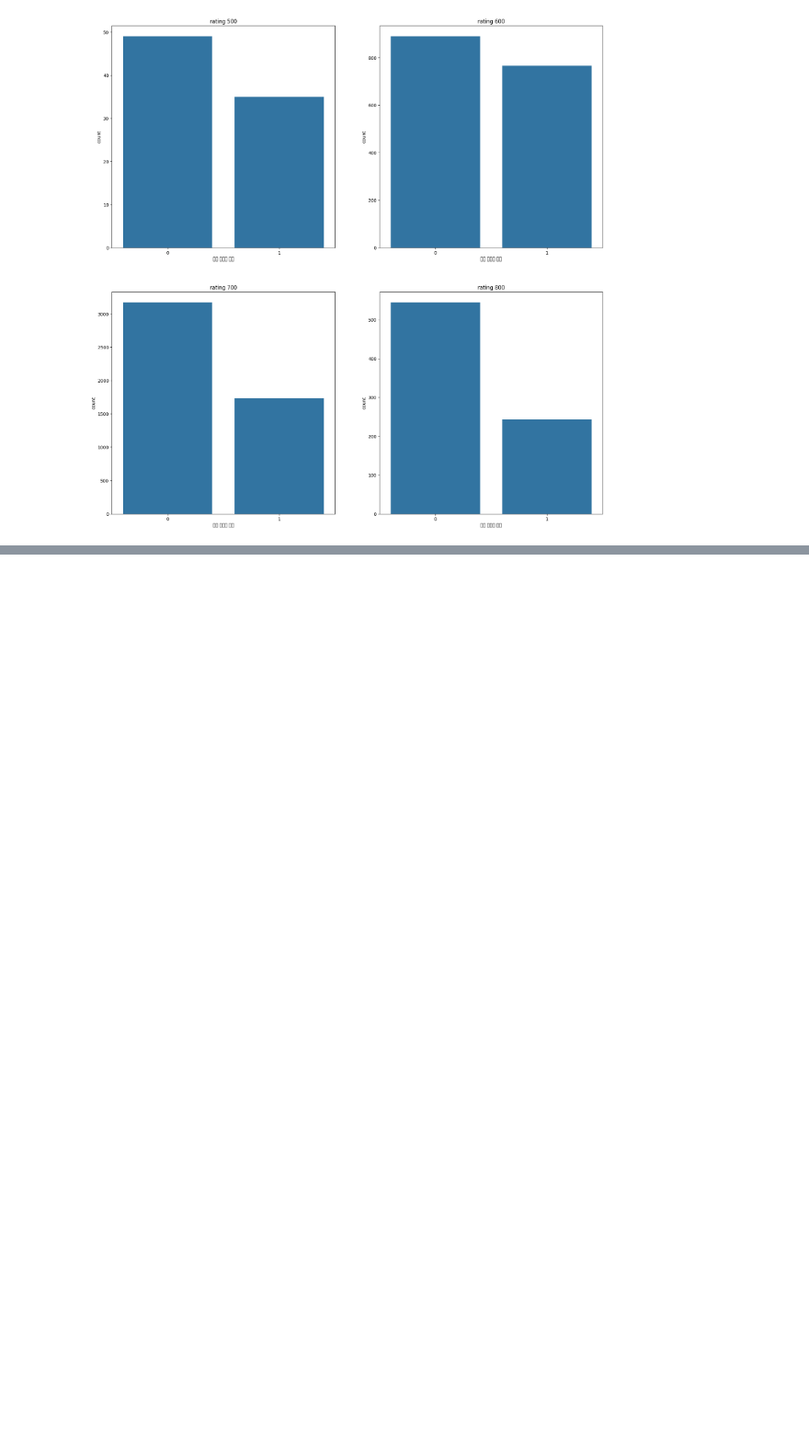
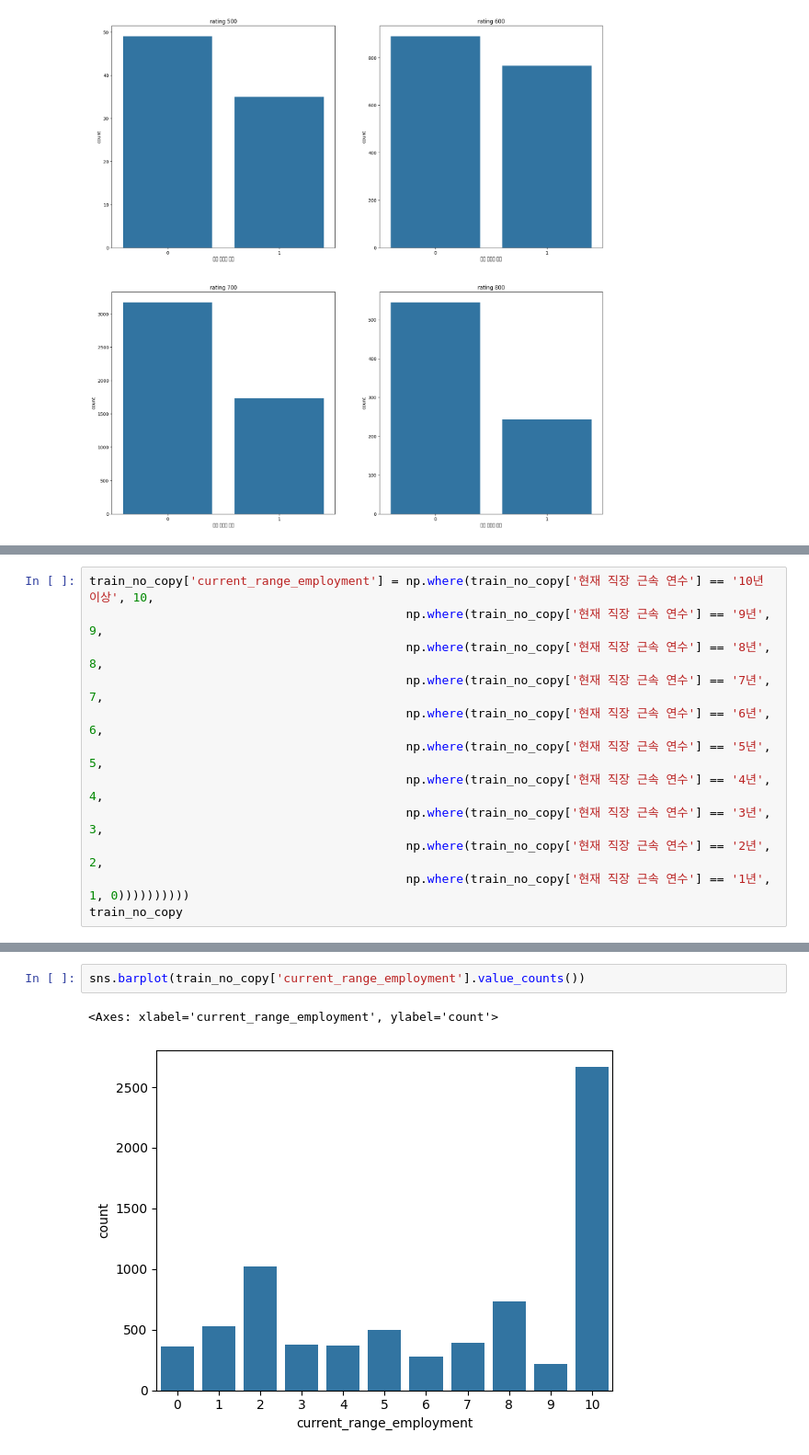
Before and after one commit to jayiuk/default-pred, a Jupyter notebook: eda_data.ipynb, the cells around one changed output, grey strips where cells are left out. Shown at 92% size. Saved outputs shown, nothing was run; the diff lists cells and outputs as text; blank space fills up the shorter version.

Commit message:
data visualization

```diff
--- a/eda_data.ipynb
+++ b/eda_data.ipynb
@@ -583,0 +608,12 @@ Text(0.5, 1.0, 'rating 800')
+# %%
+train_no_copy['current_range_employment'] = np.where(train_no_copy['현재 직장 근속 연수'] == '10년 이상', 10,
+                                            np.where(train_no_copy['현재 직장 근속 연수'] == '9년', 9,
+                                            np.where(train_no_copy['현재 직장 근속 연수'] == '8년', 8,
+                                            np.where(train_no_copy['현재 직장 근속 연수'] == '7년', 7,
+                                            np.where(train_no_copy['현재 직장 근속 연수'] == '6년', 6,
+                                            np.where(train_no_copy['현재 직장 근속 연수'] == '5년', 5,
+                                            np.where(train_no_copy['현재 직장 근속 연수'] == '4년', 4,
+                                            np.where(train_no_copy['현재 직장 근속 연수'] == '3년', 3,
+                                            np.where(train_no_copy['현재 직장 근속 연수'] == '2년', 2,
+                                            np.where(train_no_copy['현재 직장 근속 연수'] == '1년', 1, 0))))))))))
+train_no_copy
@@ -583,0 +634,5 @@ Text(0.5, 1.0, 'rating 800')
+# %%
+sns.barplot(train_no_copy['current_range_employment'].value_counts())
+# %% [output]
+<Axes: xlabel='current_range_employment', ylabel='count'>
+[figure, added]
```
Also changed, not shown: parts of 25 cells of this notebook, 1 other file.
